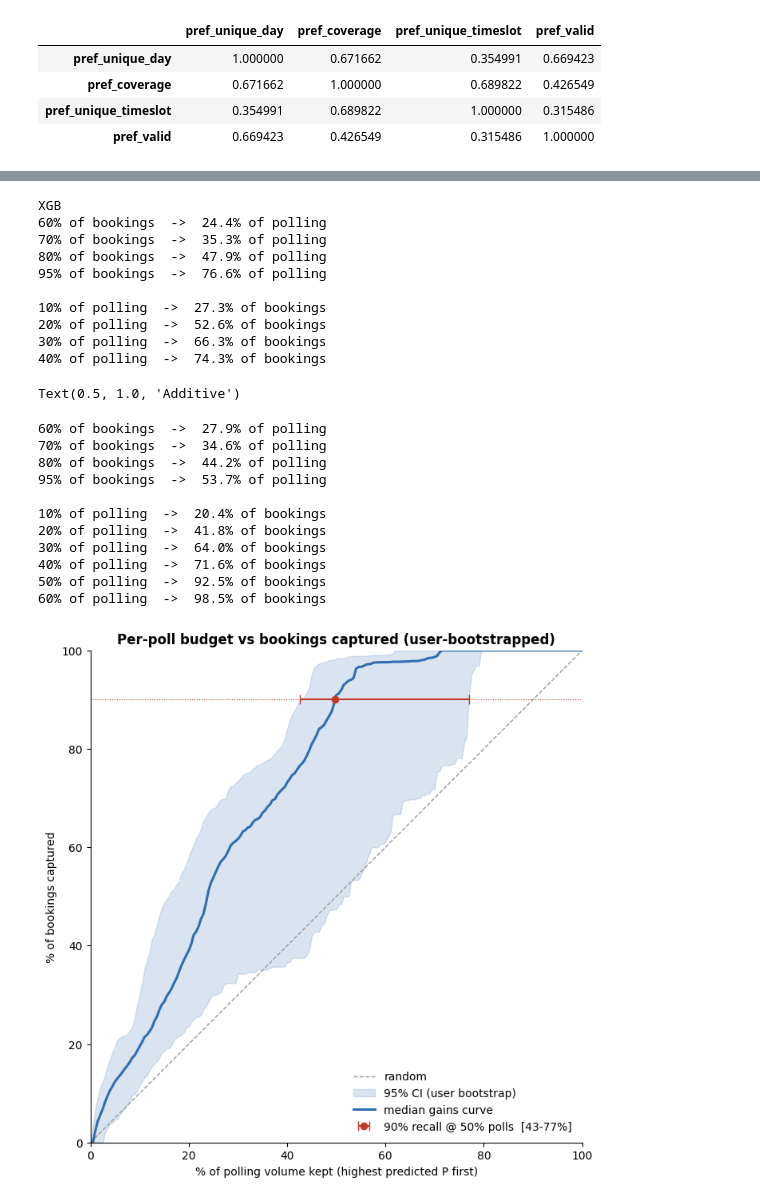
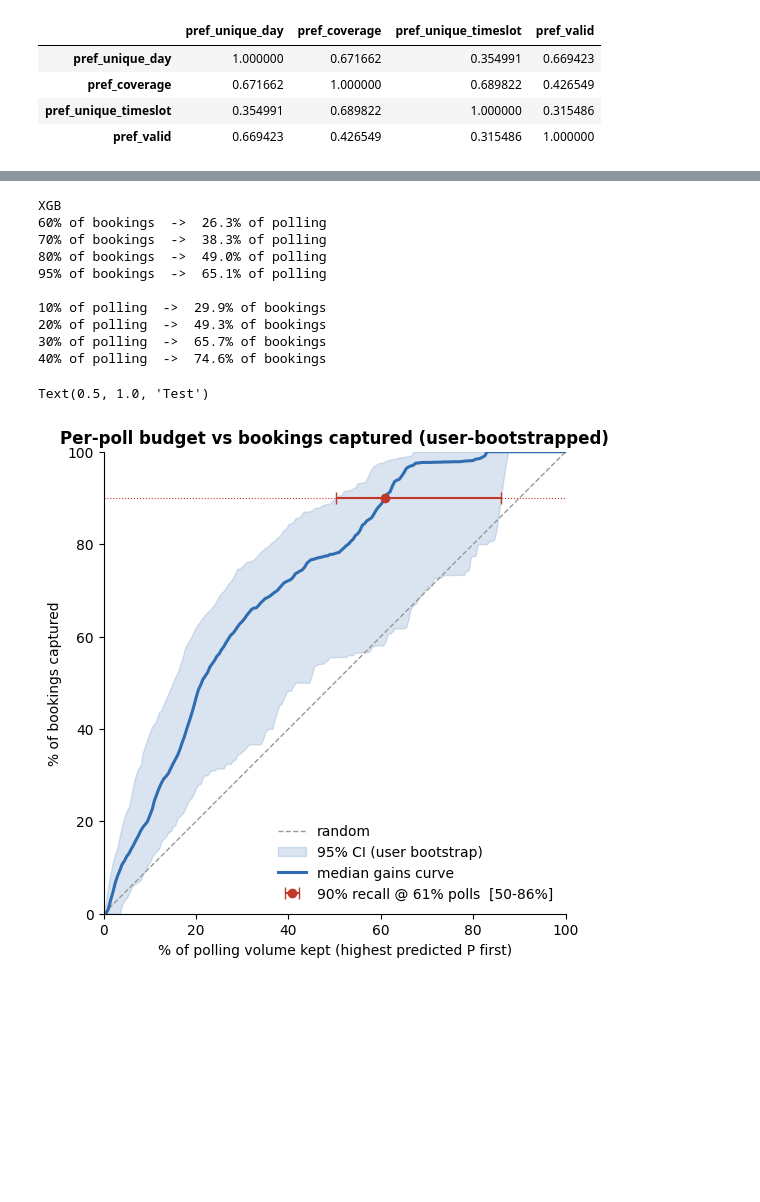
Before and after one commit to jun000111/cdc_ml, a Jupyter notebook: notebooks/4.01-report.ipynb, the cells around one changed output, grey strips where cells are left out. Drawn from its saved outputs; the diff is of its cells as text; code cells hidden in the pictures; blank space fills up the shorter version.

```diff
--- a/notebooks/4.01-report.ipynb
+++ b/notebooks/4.01-report.ipynb
@@ -752,44 +738,28 @@ add
 # %%
-test = gains_bootstrap(df_train, oof_add)
+fig, ax = plt.subplots(figsize=(6,6))
+test = gains_bootstrap(df_test, p_cal)
 print("XGB")
 for target in [0.60, 0.70, 0.80, 0.95]:
     poll_needed = np.interp(target, test["y"], test["x"])
     print(f"{target:.0%} of bookings  ->  {poll_needed:.1%} of polling")
 
 print()
 for target in [0.1, 0.2, 0.3, 0.4]:
     recall_at_budget = np.interp(target, test["x"], test["y"])
     print(f"{target:.0%} of polling  ->  {recall_at_budget:.1%} of bookings")
 
-bootstrapped_gain_curve(res_xgb,axes[0])
-bootstrapped_gain_curve(res_add,axes[1])
-axes[0].set_title("XGB")
-axes[1].set_title("Additive")
+bootstrapped_gain_curve(test,ax)
+axes[0].set_title("Test")
 # %% [output]
 XGB
-60% of bookings  ->  24.4% of polling
-70% of bookings  ->  35.3% of polling
-80% of bookings  ->  47.9% of polling
-95% of bookings  ->  76.6% of polling
+60% of bookings  ->  26.3% of polling
+70% of bookings  ->  38.3% of polling
+80% of bookings  ->  49.0% of polling
+95% of bookings  ->  65.1% of polling
 
-10% of polling  ->  27.3% of bookings
-20% of polling  ->  52.6% of bookings
-30% of polling  ->  66.3% of bookings
-40% of polling  ->  74.3% of bookings
+10% of polling  ->  29.9% of bookings
+20% of polling  ->  49.3% of bookings
+30% of polling  ->  65.7% of bookings
+40% of polling  ->  74.6% of bookings
-Text(0.5, 1.0, 'Additive')
+Text(0.5, 1.0, 'Test')
+[figure, added]
-# %%
-
-fig, res = bootstrapped_gain_curve(df_test, p_cal)
-# %% [output]
-60% of bookings  ->  27.9% of polling
-70% of bookings  ->  34.6% of polling
-80% of bookings  ->  44.2% of polling
-95% of bookings  ->  53.7% of polling
-
-10% of polling  ->  20.4% of bookings
-20% of polling  ->  41.8% of bookings
-30% of polling  ->  64.0% of bookings
-40% of polling  ->  71.6% of bookings
-50% of polling  ->  92.5% of bookings
-60% of polling  ->  98.5% of bookings
-[figure, removed]
```
Also changed, not shown: parts of 48 cells of this notebook, 7 other files.
